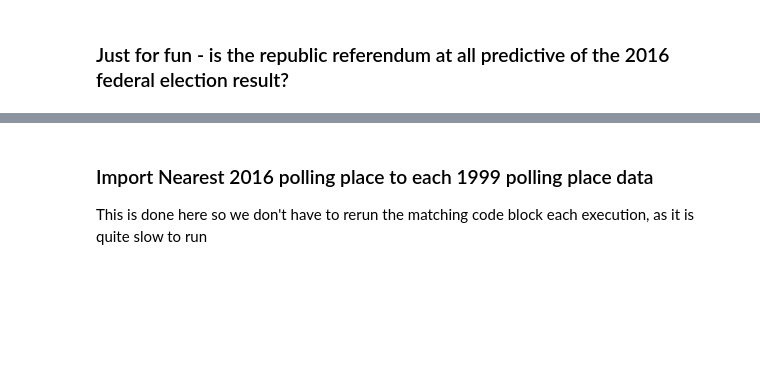
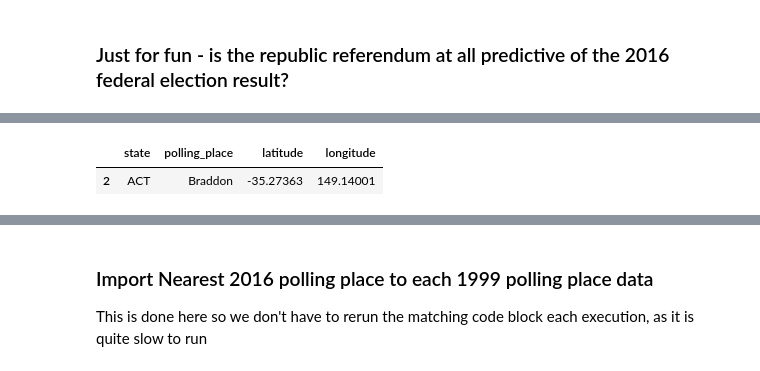
Before and after one commit to jaketclarke/australian_referenda, a Jupyter notebook: republic_referendum_analytics.ipynb, the cells around one changed output, grey strips where cells are left out. Saved outputs shown, nothing was run; the diff lists cells and outputs as text; code cells hidden in the pictures; blank space fills up the shorter version.

```diff
--- a/republic_referendum_analytics.ipynb
+++ b/republic_referendum_analytics.ipynb
@@ -348,18 +345,18 @@ display(df_pp_2016.head(3))
 # %%
-def left_of_bracket(s):
-    if '(' in s:
-        needle = s.find('(')
-        r = s[:needle-1].strip()
-        return r
-    else:
-        return s
+# import
+filepath = '2016_federal_election_data/polling_places_2016.csv'
+df_pp_2016 = pd.read_csv(
+    filepath
+)
 
-lambda_polling_places = lambda x: left_of_bracket(x)
+# check
+display(df_pp_2016.head(3))
 
 # just ordinary polling places
 df_pp_2016 = df_pp_2016[df_pp_2016['PollingPlaceTypeID'] == 1]
 
-# make a seat-independent polling place column
+# create a polling place column (without seat in the name)
+lambda_polling_places = lambda x: left_of_bracket(x)
 df_pp_2016['polling_place'] = df_pp_2016['PollingPlaceNm'].apply(lambda_polling_places)
 
 # filter for relevant columns
@@ -374,10 +371,17 @@ df_pp_2016 = df_pp_2016[[
 df_pp_2016.columns = [x.lower() for x in df_pp_2016.columns]
 
 # de dup
-df_pp_2016.drop_duplicates()
+df_pp_2016 = df_pp_2016.reset_index()
+del df_pp_2016['index']
+df_pp_2016 = df_pp_2016.drop_duplicates()
 
 df_pp_2016.head(3)
 
+# test - is there only one braddon?
+display(df_pp_2016[df_pp_2016['polling_place']=="Braddon"])
+
+# export to csv
 df_pp_2016.to_csv(
     '2016_federal_election_data/polling_places_2016_ordinary.csv'
 )
+# %% [output]
@@ -383,0 +392,2 @@ df_pp_2016.to_csv(
+|  | state | polling_place | latitude | longitude |
+| 2 | ACT | Braddon | -35.27363 | 149.14001 |
```
Also changed, not shown: parts of 14 cells of this notebook, 1 other file.
